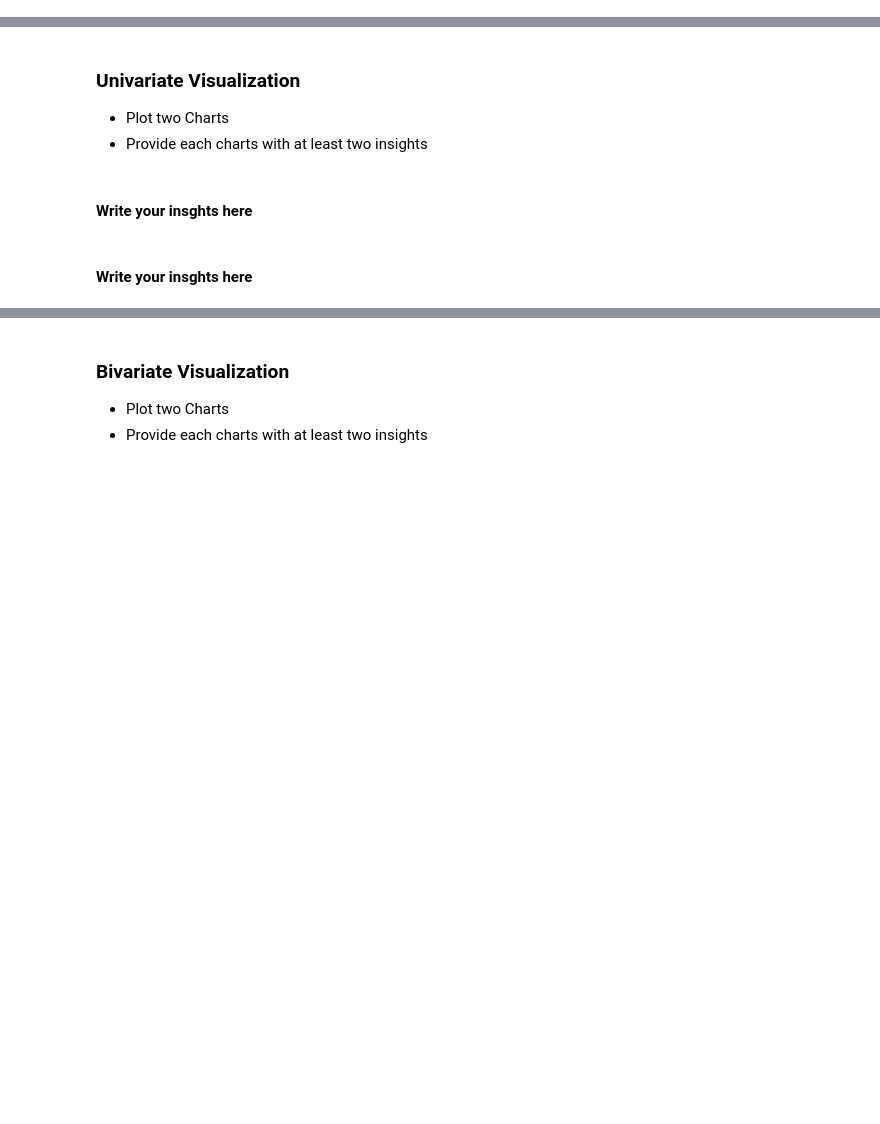
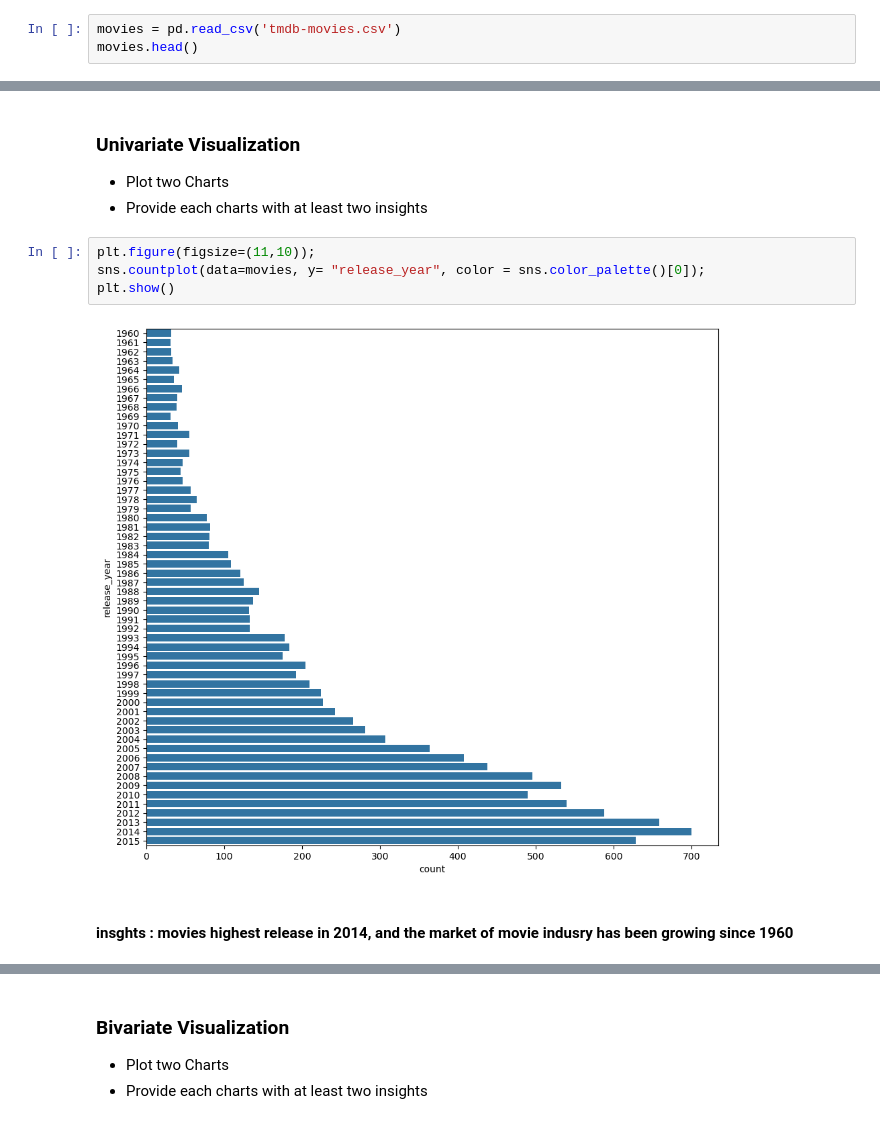
Before and after one commit to Tuwaiq-Data-Science-Bootcamp-V2/EDA-Lab1, a Jupyter notebook: EDA_Assignment .ipynb, the cells around one changed output, grey strips where cells are left out. Cells and saved outputs as stored; diff of their text form; blank space fills up the shorter version.

```diff
--- a/EDA_Assignment .ipynb
+++ b/EDA_Assignment .ipynb
@@ -4,0 +10,3 @@
+# %%
+movies = pd.read_csv('tmdb-movies.csv')
+movies.head()
@@ -6,7 +22,11 @@
 ### Univariate Visualization
 * Plot two Charts
 * Provide each charts with at least two insights
-# %% [markdown]
-#### Write your insghts here
+# %%
+plt.figure(figsize=(11,10));
+sns.countplot(data=movies, y= "release_year", color = sns.color_palette()[0]);
+plt.show()
+# %% [output]
+[figure, added]
 # %% [markdown]
-#### Write your insghts here
+#### insghts : movies highest release in 2014, and the market of movie indusry has been growing since 1960
```
Also changed, not shown: parts of 11 cells of this notebook, 1 other file.
